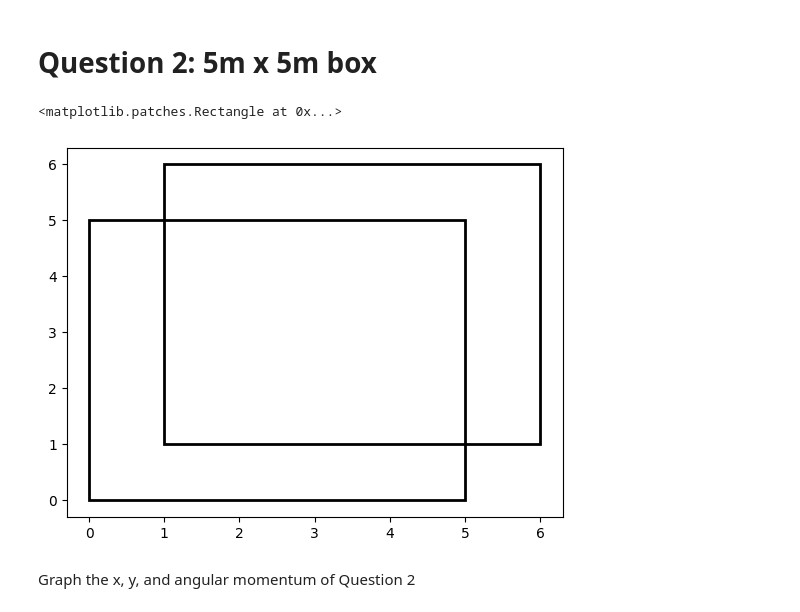
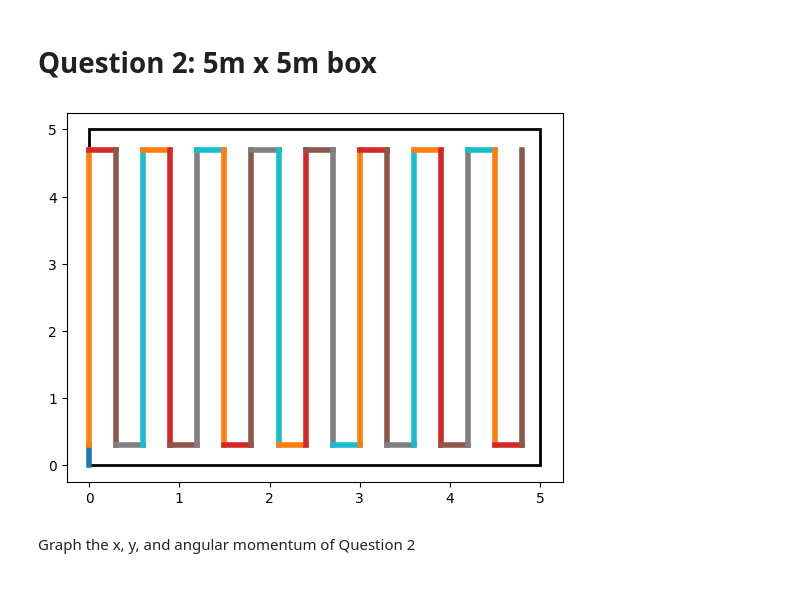
Before and after one commit to jonathan-crandall/CS5510-Robot-Intelligence, a Jupyter notebook: midterm_problem_1.ipynb, the cells around one changed output. Cells and saved outputs as stored; diff of their text form; code cells hidden in the pictures.

```diff
--- a/midterm_problem_1.ipynb
+++ b/midterm_problem_1.ipynb
@@ -92,8 +92,8 @@ sec, v1, v2 = 0.3, 1, 1
 subPathX, subPathY = robo.move_for_s(sec, v1, v2)
 subAngMomentum = getAngMomentum(sec, v1, v2, roboWidth)
 
-pathX.extend(subPathX)
-pathY.extend(subPathY)
+pathX.append(subPathX)
+pathY.append(subPathY)
 angMomentum.append(subAngMomentum)
 
 # Repeat coverage process
@@ -103,17 +103,17 @@ for _ in range(8):
     subPathX, subPathY = robo.move_for_s(sec, v1, v2)
     subAngMomentum = getAngMomentum(sec, v1, v2, roboWidth)
 
-    pathX.extend(subPathX)
-    pathY.extend(subPathY)
+    pathX.append(subPathX)
+    pathY.append(subPathY)
     angMomentum.append(subAngMomentum)
 
-    # Turn -90 degrees
+    # Turn -90 degrees in place
     sec, v1, v2 = 2, 6.75, -6.75
     subPathX, subPathY = robo.move_for_s(sec, v1, v2)
     subAngMomentum = getAngMomentum(sec, v1, v2, roboWidth)
 
-    pathX.extend(subPathX)
-    pathY.extend(subPathY)
+    pathX.append(subPathX)
+    pathY.append(subPathY)
     angMomentum.append(subAngMomentum)
 
     # Move forward enough for coverage
@@ -121,17 +121,17 @@ for _ in range(8):
     subPathX, subPathY = robo.move_for_s(sec, v1, v2)
     subAngMomentum = getAngMomentum(sec, v1, v2, roboWidth)
 
-    pathX.extend(subPathX)
-    pathY.extend(subPathY)
+    pathX.append(subPathX)
+    pathY.append(subPathY)
     angMomentum.append(subAngMomentum)
 
-    # Turn -90 degrees
+    # Turn -90 degrees in place
     sec, v1, v2 = 2, 6.75, -6.75
     subPathX, subPathY = robo.move_for_s(sec, v1, v2)
     subAngMomentum = getAngMomentum(sec, v1, v2, roboWidth)
 
-    pathX.extend(subPathX)
-    pathY.extend(subPathY)
+    pathX.append(subPathX)
+    pathY.append(subPathY)
     angMomentum.append(subAngMomentum)
 
     # Move to the end of the line
@@ -139,51 +139,50 @@ for _ in range(8):
     subPathX, subPathY = robo.move_for_s(sec, v1, v2)
     subAngMomentum = getAngMomentum(sec, v1, v2, roboWidth)
 
-    pathX.extend(subPathX)
-    pathY.extend(subPathY)
+    pathX.append(subPathX)
+    pathY.append(subPathY)
     angMomentum.append(subAngMomentum)
 
-    # Turn 90 degrees
+    # Turn 90 degrees in place
     sec, v1, v2 = 2, -6.75, 6.75
     subPathX, subPathY = robo.move_for_s(sec, v1, v2)
     subAngMomentum = getAngMomentum(sec, v1, v2, roboWidth)
 
-    pathX.extend(subPathX)
-    pathY.extend(subPathY)
+    pathX.append(subPathX)
+    pathY.append(subPathY)
     angMomentum.append(subAngMomentum)
 
     # Move forward enough for coverage
     sec, v1, v2 = 0.3, 1, 1
     subPathX, subPathY = robo.move_for_s(sec, v1, v2)
     subAngMomentum = getAngMomentum(sec, v1, v2, roboWidth)
 
-    pathX.extend(subPathX)
-    pathY.extend(subPathY)
+    pathX.append(subPathX)
+    pathY.append(subPathY)
     angMomentum.append(subAngMomentum)
 
-    # Turn -90 degrees
+    # Turn 90 degrees in place
     sec, v1, v2 = 2, -6.75, 6.75
     subPathX, subPathY = robo.move_for_s(sec, v1, v2)
     subAngMomentum = getAngMomentum(sec, v1, v2, roboWidth)
 
-    pathX.extend(subPathX)
-    pathY.extend(subPathY)
+    pathX.append(subPathX)
+    pathY.append(subPathY)
     angMomentum.append(subAngMomentum)
 
 # Move to end position
 sec, v1, v2 = 4.4, 1, 1
 subPathX, subPathY = robo.move_for_s(sec, v1, v2)
 subAngMomentum = getAngMomentum(sec, v1, v2, roboWidth)
 
-pathX.extend(subPathX)
-pathY.extend(subPathY)
+pathX.append(subPathX)
+pathY.append(subPathY)
 angMomentum.append(subAngMomentum)
 
 for index, path in enumerate(pathX):
     ax.plot(pathX[index], pathY[index], lw=4)
 # %% [output]
-<matplotlib.patches.Rectangle at 0x...>
-[figure, old version]
+[figure, new version]
 # %% [markdown]
 Graph the x, y, and angular momentum of Question 2
 # %%
```
Also changed, not shown: parts of 1 cell of this notebook.
